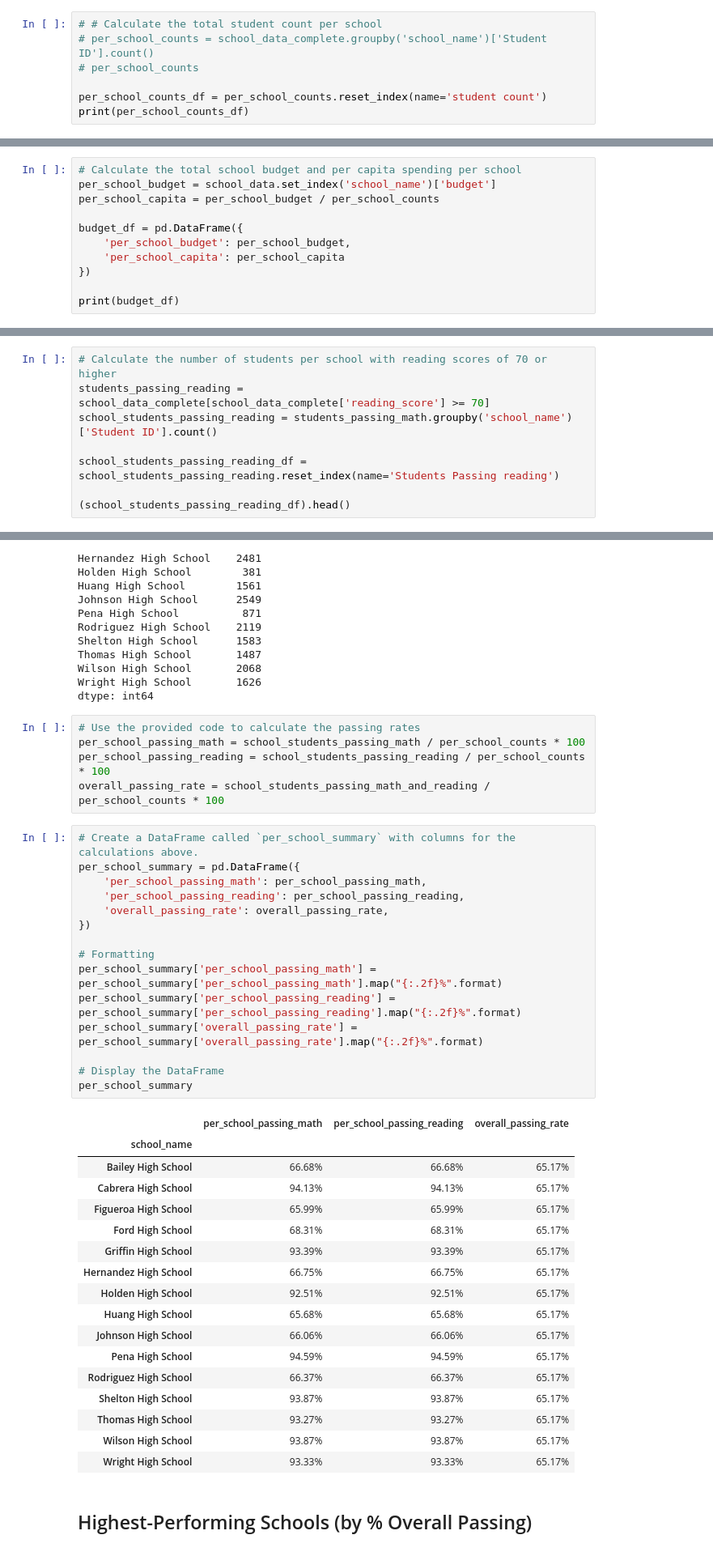
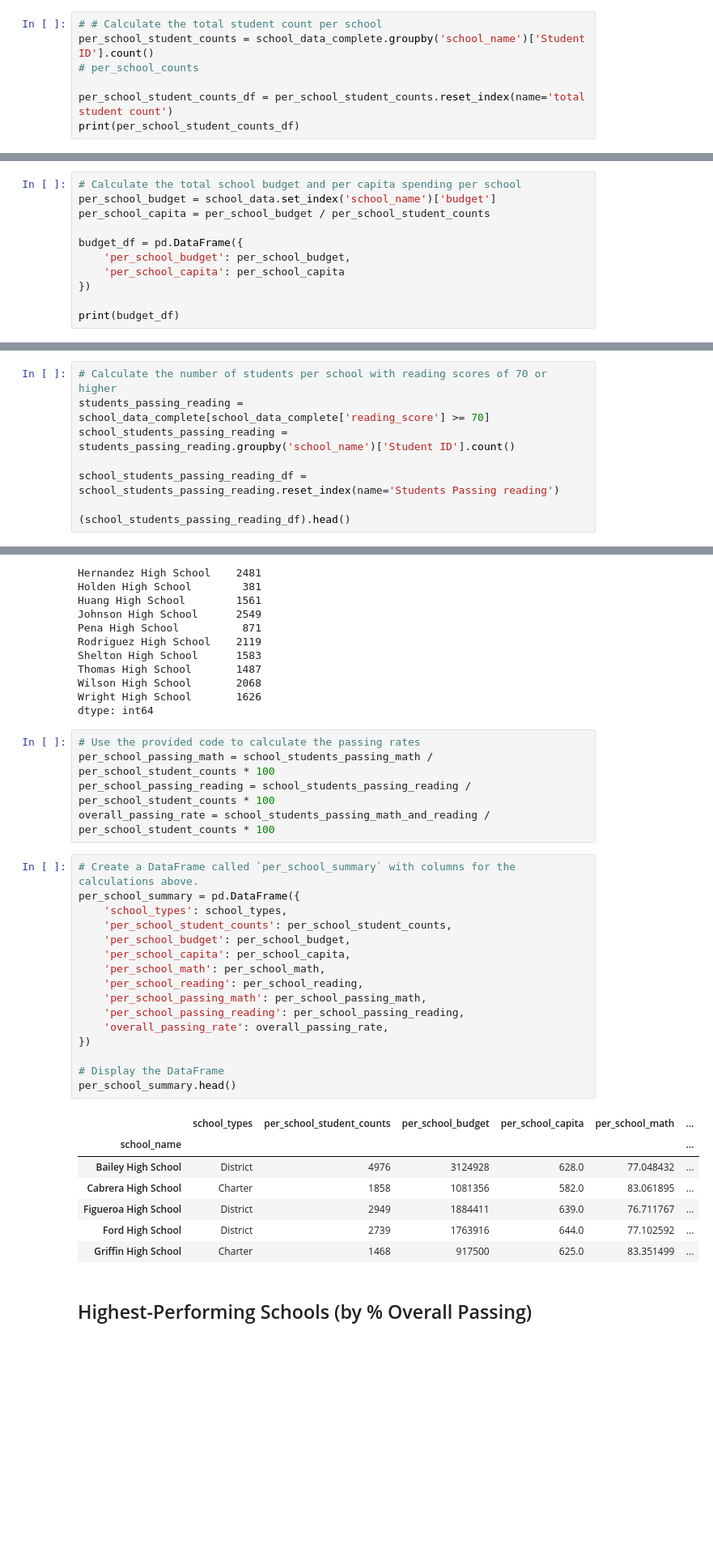
Before and after one commit to gt3822964/Challenge_4_Pandas-, a Jupyter notebook: Challenge4_PyCitySchools.ipynb, the cells around one changed output, grey strips where cells are left out. Shown: that part at 81% size. Drawn from its saved outputs; the diff is of its cells as text; blank space fills up the shorter version.

```diff
--- a/Challenge4_PyCitySchools.ipynb
+++ b/Challenge4_PyCitySchools.ipynb
@@ -142,8 +155,8 @@ Name: count, dtype: int64
 # %%
 # # Calculate the total student count per school
-# per_school_counts = school_data_complete.groupby('school_name')['Student ID'].count()
+per_school_student_counts = school_data_complete.groupby('school_name')['Student ID'].count()
 # per_school_counts
 
-per_school_counts_df = per_school_counts.reset_index(name='student count')
-print(per_school_counts_df)
+per_school_student_counts_df = per_school_student_counts.reset_index(name='total student count')
+print(per_school_student_counts_df)
 # %% [output]
@@ -166,7 +179,7 @@ print(per_school_counts_df)
 # %%
 # Calculate the total school budget and per capita spending per school
 per_school_budget = school_data.set_index('school_name')['budget']
-per_school_capita = per_school_budget / per_school_counts
+per_school_capita = per_school_budget / per_school_student_counts
 
 budget_df = pd.DataFrame({
     'per_school_budget': per_school_budget,
@@ -243,7 +256,7 @@ school_students_passing_math_df = school_students_passing_math.reset_index(name=
 # %%
 # Calculate the number of students per school with reading scores of 70 or higher
 students_passing_reading = school_data_complete[school_data_complete['reading_score'] >= 70]
-school_students_passing_reading = students_passing_math.groupby('school_name')['Student ID'].count()
+school_students_passing_reading = students_passing_reading.groupby('school_name')['Student ID'].count()
 
 school_students_passing_reading_df = school_students_passing_reading.reset_index(name='Students Passing reading')
 
@@ -283,42 +296,33 @@ Wright High School       1626
 dtype: int64
 # %%
 # Use the provided code to calculate the passing rates
-per_school_passing_math = school_students_passing_math / per_school_counts * 100
-per_school_passing_reading = school_students_passing_reading / per_school_counts * 100
-overall_passing_rate = school_students_passing_math_and_reading / per_school_counts * 100
+per_school_passing_math = school_students_passing_math / per_school_student_counts * 100
+per_school_passing_reading = school_students_passing_reading / per_school_student_counts * 100
+overall_passing_rate = school_students_passing_math_and_reading / per_school_student_counts * 100
 # %%
 # Create a DataFrame called `per_school_summary` with columns for the calculations above.
 per_school_summary = pd.DataFrame({
+    'school_types': school_types,
+    'per_school_student_counts': per_school_student_counts,
+    'per_school_budget': per_school_budget,
+    'per_school_capita': per_school_capita,
+    'per_school_math': per_school_math,
+    'per_school_reading': per_school_reading,
     'per_school_passing_math': per_school_passing_math,
     'per_school_passing_reading': per_school_passing_reading,
     'overall_passing_rate': overall_passing_rate,
 })
 
-# Formatting
-per_school_summary['per_school_passing_math'] = per_school_summary['per_school_passing_math'].map("{:.2f}%".format)
-per_school_summary['per_school_passing_reading'] = per_school_summary['per_school_passing_reading'].map("{:.2f}%".format)
-per_school_summary['overall_passing_rate'] = per_school_summary['overall_passing_rate'].map("{:.2f}%".format)
-
 # Display the DataFrame
-per_school_summary
+per_school_summary.head()
 # %% [output]
-|  | per_school_passing_math | per_school_passing_reading | overall_passing_rate |
-| school_name |  |  |  |
-| Bailey High School | 66.68% | 66.68% | 65.17% |
-| Cabrera High School | 94.13% | 94.13% | 65.17% |
-| Figueroa High School | 65.99% | 65.99% | 65.17% |
-| Ford High School | 68.31% | 68.31% | 65.17% |
-| Griffin High School | 93.39% | 93.39% | 65.17% |
-| Hernandez High School | 66.75% | 66.75% | 65.17% |
-| Holden High School | 92.51% | 92.51% | 65.17% |
-| Huang High School | 65.68% | 65.68% | 65.17% |
-| Johnson High School | 66.06% | 66.06% | 65.17% |
-| Pena High School | 94.59% | 94.59% | 65.17% |
-| Rodriguez High School | 66.37% | 66.37% | 65.17% |
-| Shelton High School | 93.87% | 93.87% | 65.17% |
-| Thomas High School | 93.27% | 93.27% | 65.17% |
-| Wilson High School | 93.87% | 93.87% | 65.17% |
-| Wright High School | 93.33% | 93.33% | 65.17% |
+|  | school_types | per_school_student_counts | per_school_budget | per_school_capita | per_school_math | ... |
+| school_name |  |  |  |  |  | ... |
+| Bailey High School | District | 4976 | 3124928 | 628.0 | 77.048432 | ... |
+| Cabrera High School | Charter | 1858 | 1081356 | 582.0 | 83.061895 | ... |
+| Figueroa High School | District | 2949 | 1884411 | 639.0 | 76.711767 | ... |
+| Ford High School | District | 2739 | 1763916 | 644.0 | 77.102592 | ... |
+| Griffin High School | Charter | 1468 | 917500 | 625.0 | 83.351499 | ... |
 # %% [markdown]
 ## Highest-Performing Schools (by % Overall Passing)
 # %%
```
Also changed, not shown: parts of 17 cells of this notebook.
